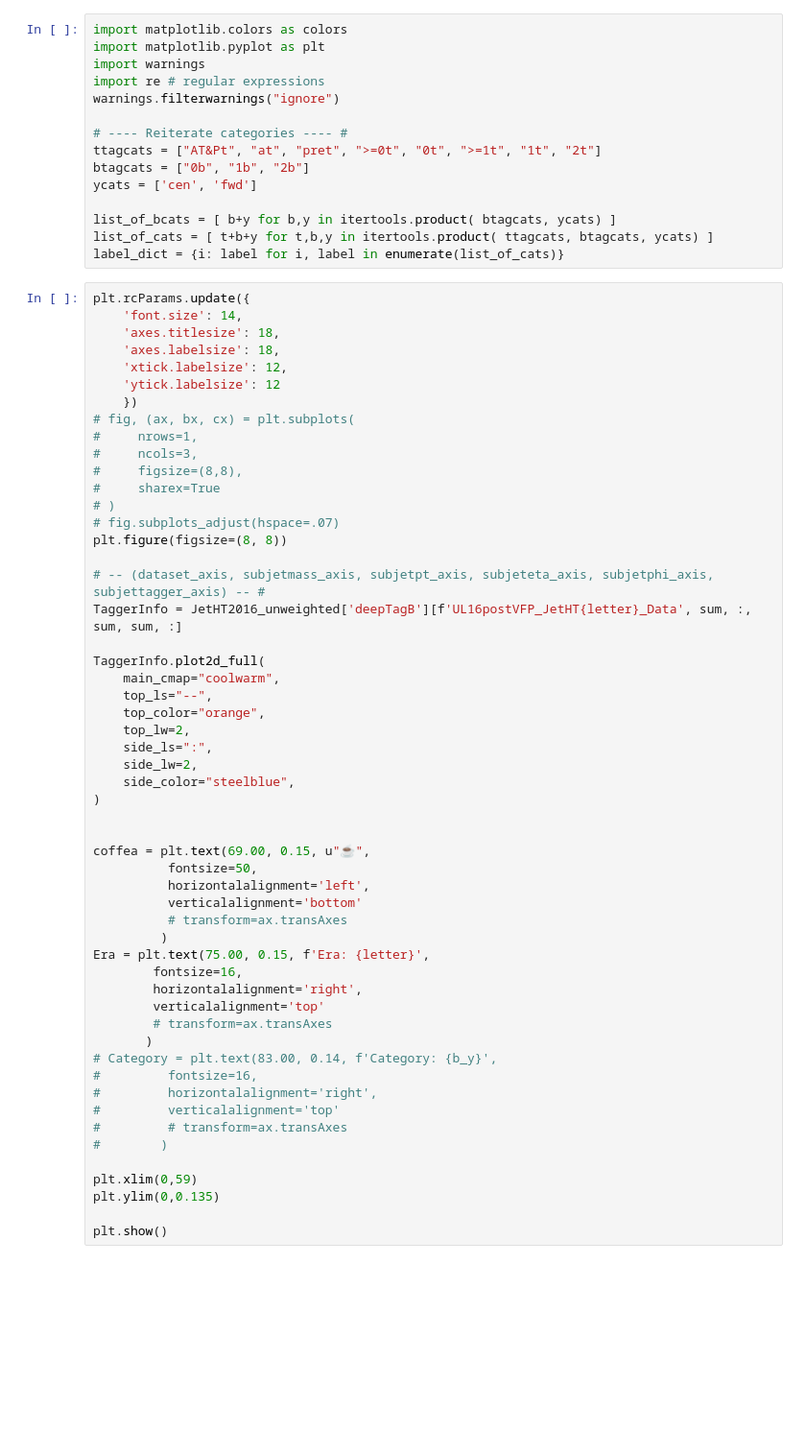
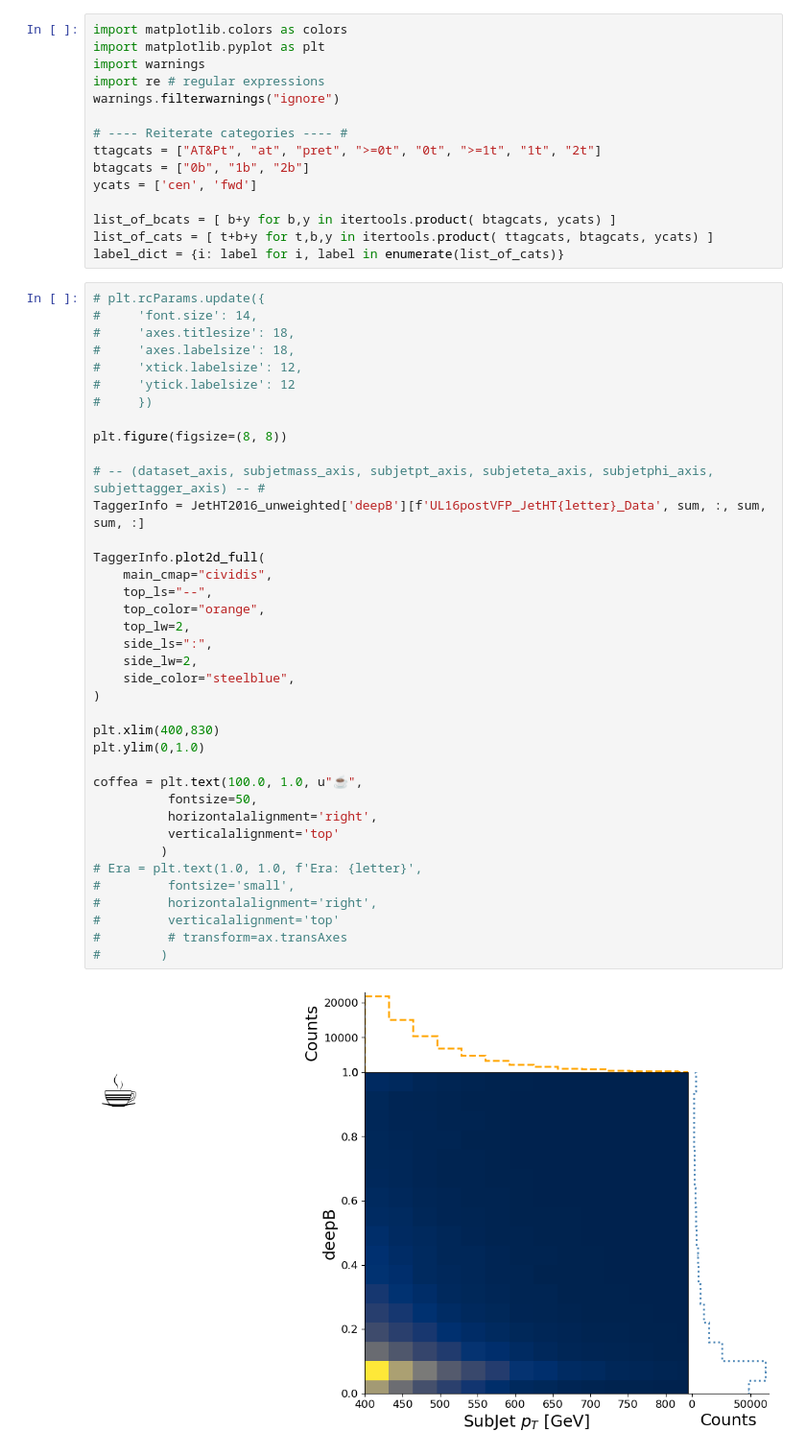
Before and after one commit to b2g-nano/TTbarAllHadUproot, a Jupyter notebook: TTbarResTTaggerAnalysis.ipynb, the cells around one changed output. Shown at 96% size. Cells and saved outputs as stored; diff of their text form; blank space fills up the shorter version.

```diff
--- a/TTbarResTTaggerAnalysis.ipynb
+++ b/TTbarResTTaggerAnalysis.ipynb
@@ -46,59 +64,45 @@ list_of_bcats = [ b+y for b,y in itertools.product( btagcats, ycats) ]
 list_of_cats = [ t+b+y for t,b,y in itertools.product( ttagcats, btagcats, ycats) ]
 label_dict = {i: label for i, label in enumerate(list_of_cats)}
 # %%
-plt.rcParams.update({
-    'font.size': 14,
-    'axes.titlesize': 18,
-    'axes.labelsize': 18,
-    'xtick.labelsize': 12,
-    'ytick.labelsize': 12
-    })
-# fig, (ax, bx, cx) = plt.subplots(
-#     nrows=1,
-#     ncols=3,
-#     figsize=(8,8),
-#     sharex=True
-# )
-# fig.subplots_adjust(hspace=.07)
+# plt.rcParams.update({
+#     'font.size': 14,
+#     'axes.titlesize': 18,
+#     'axes.labelsize': 18,
+#     'xtick.labelsize': 12,
+#     'ytick.labelsize': 12
+#     })
+
 plt.figure(figsize=(8, 8))
 
 # -- (dataset_axis, subjetmass_axis, subjetpt_axis, subjeteta_axis, subjetphi_axis, subjettagger_axis) -- #
-TaggerInfo = JetHT2016_unweighted['deepTagB'][f'UL16postVFP_JetHT{letter}_Data', sum, :, sum, sum, :]
+TaggerInfo = JetHT2016_unweighted['deepB'][f'UL16postVFP_JetHT{letter}_Data', sum, :, sum, sum, :]
 
 TaggerInfo.plot2d_full(
-    main_cmap="coolwarm",
+    main_cmap="cividis",
     top_ls="--",
     top_color="orange",
     top_lw=2,
     side_ls=":",
     side_lw=2,
     side_color="steelblue",
 )
 
+plt.xlim(400,830)
+plt.ylim(0,1.0)
 
-coffea = plt.text(69.00, 0.15, u"☕",
+coffea = plt.text(100.0, 1.0, u"☕",
           fontsize=50,
-          horizontalalignment='left',
-          verticalalignment='bottom'
-          # transform=ax.transAxes
+          horizontalalignment='right',
+          verticalalignment='top'
          )
-Era = plt.text(75.00, 0.15, f'Era: {letter}',
-        fontsize=16,
-        horizontalalignment='right',
-        verticalalignment='top'
-        # transform=ax.transAxes
-       )
-# Category = plt.text(83.00, 0.14, f'Category: {b_y}',
-#         fontsize=16,
+# Era = plt.text(1.0, 1.0, f'Era: {letter}',
+#         fontsize='small',
 #         horizontalalignment='right',
 #         verticalalignment='top'
 #         # transform=ax.transAxes
 #        )
-
-plt.xlim(0,59)
-plt.ylim(0,0.135)
-
-plt.show()
+# %% [output]
+[figure, added]
 # %%
 for b_y in list_of_bcats:
     plt.rcParams.update({
```
Also changed, not shown: parts of 2 cells of this notebook, 1 other file.
